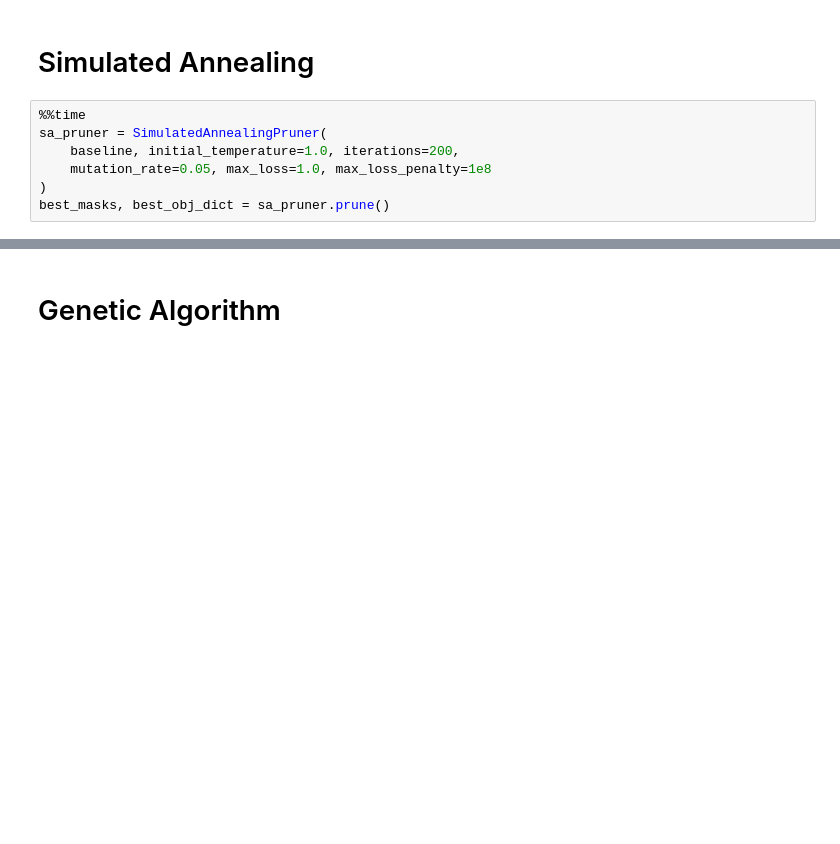
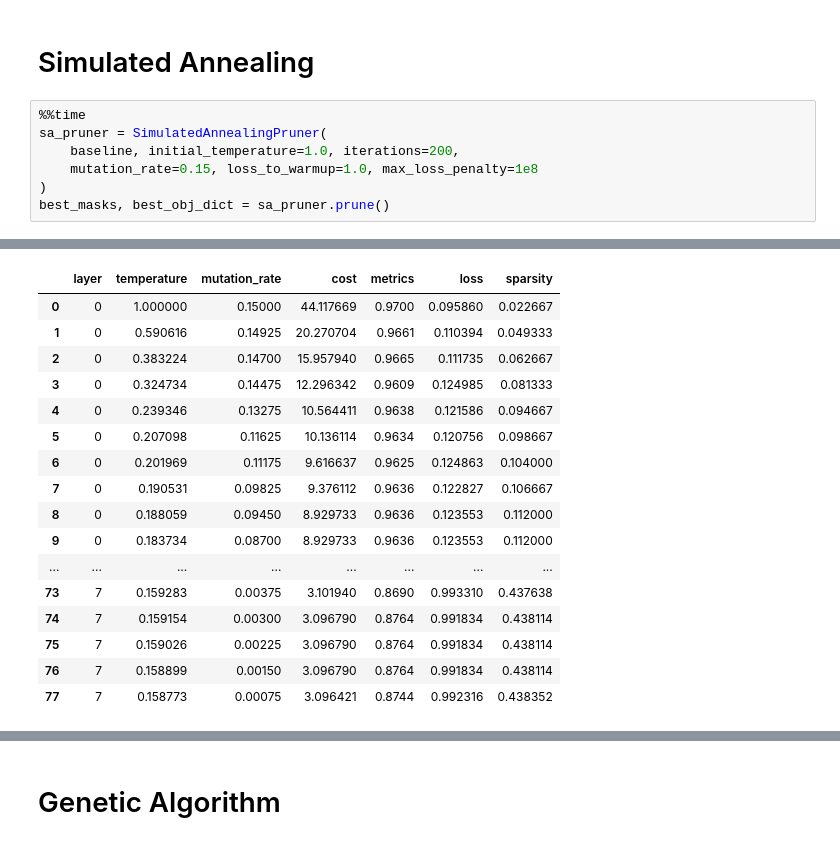
Before and after one commit to 18520339/unstructured-local-search-pruning, a Jupyter notebook: source.ipynb, the cells around one changed output, grey strips where cells are left out. Drawn from its saved outputs; the diff is of its cells as text; blank space fills up the shorter version.

```diff
--- a/source.ipynb
+++ b/source.ipynb
@@ -104,7 +102,7 @@ Layer importances: [0.37335889261197974, nan, 0.14032640183457515, nan, nan, 0.0
 %%time
 sa_pruner = SimulatedAnnealingPruner(
     baseline, initial_temperature=1.0, iterations=200,
-    mutation_rate=0.05, max_loss=1.0, max_loss_penalty=1e8
+    mutation_rate=0.15, loss_to_warmup=1.0, max_loss_penalty=1e8
 )
 best_masks, best_obj_dict = sa_pruner.prune()
 # %% [output]
@@ -111,0 +109,17 @@ best_masks, best_obj_dict = sa_pruner.prune()
+|  | layer | temperature | mutation_rate | cost | metrics | loss | sparsity |
+| 0 | 0 | 1.000000 | 0.15000 | 44.117669 | 0.9700 | 0.095860 | 0.022667 |
+| 1 | 0 | 0.590616 | 0.14925 | 20.270704 | 0.9661 | 0.110394 | 0.049333 |
+| 2 | 0 | 0.383224 | 0.14700 | 15.957940 | 0.9665 | 0.111735 | 0.062667 |
+| 3 | 0 | 0.324734 | 0.14475 | 12.296342 | 0.9609 | 0.124985 | 0.081333 |
+| 4 | 0 | 0.239346 | 0.13275 | 10.564411 | 0.9638 | 0.121586 | 0.094667 |
+| 5 | 0 | 0.207098 | 0.11625 | 10.136114 | 0.9634 | 0.120756 | 0.098667 |
+| 6 | 0 | 0.201969 | 0.11175 | 9.616637 | 0.9625 | 0.124863 | 0.104000 |
+| 7 | 0 | 0.190531 | 0.09825 | 9.376112 | 0.9636 | 0.122827 | 0.106667 |
+| 8 | 0 | 0.188059 | 0.09450 | 8.929733 | 0.9636 | 0.123553 | 0.112000 |
+| 9 | 0 | 0.183734 | 0.08700 | 8.929733 | 0.9636 | 0.123553 | 0.112000 |
+| ... | ... | ... | ... | ... | ... | ... | ... |
+| 73 | 7 | 0.159283 | 0.00375 | 3.101940 | 0.8690 | 0.993310 | 0.437638 |
+| 74 | 7 | 0.159154 | 0.00300 | 3.096790 | 0.8764 | 0.991834 | 0.438114 |
+| 75 | 7 | 0.159026 | 0.00225 | 3.096790 | 0.8764 | 0.991834 | 0.438114 |
+| 76 | 7 | 0.158899 | 0.00150 | 3.096790 | 0.8764 | 0.991834 | 0.438114 |
+| 77 | 7 | 0.158773 | 0.00075 | 3.096421 | 0.8744 | 0.992316 | 0.438352 |
```
Also changed, not shown: parts of 5 cells of this notebook.
